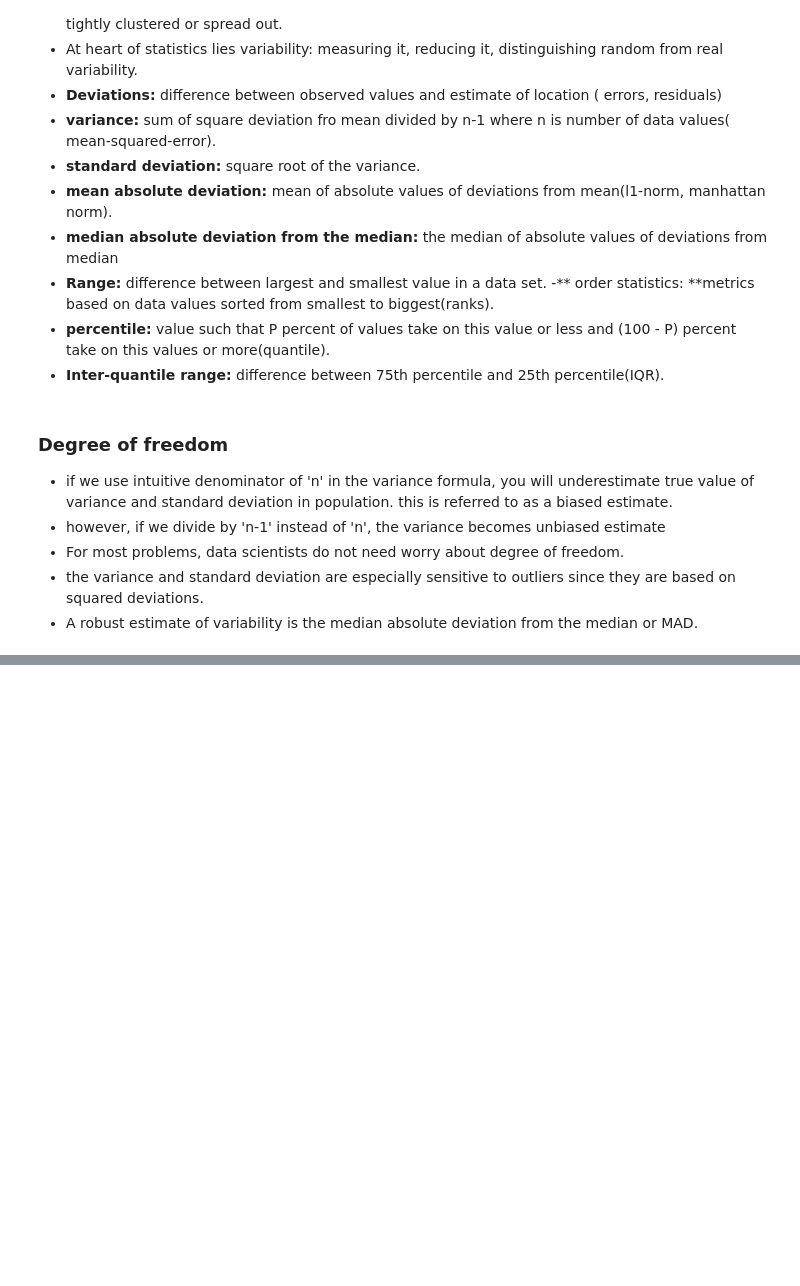
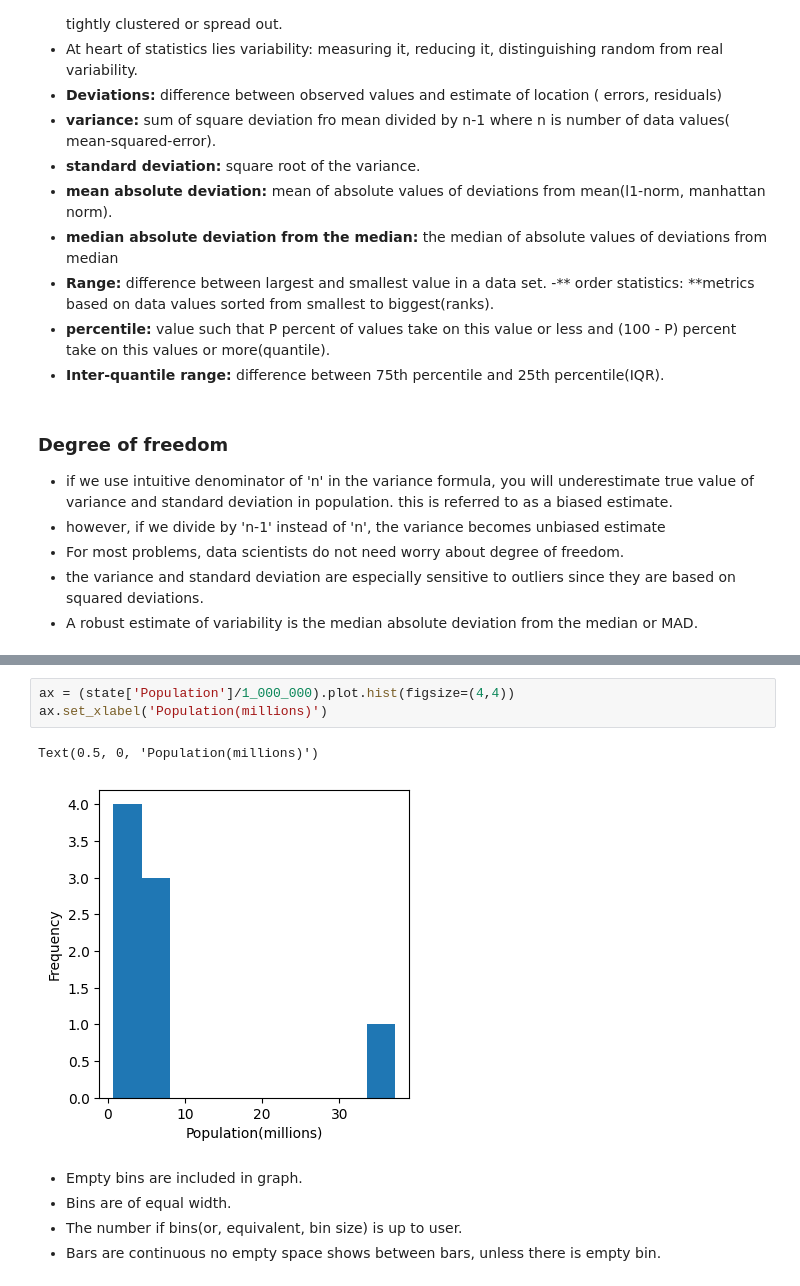
Before and after one commit to MrKami04/Statistics-for-Data-Science, a Jupyter notebook: ch#1_Exploratory Data Analysis.ipynb, the cells around one changed output, grey strips where cells are left out. Cells and saved outputs as stored; diff of their text form; blank space fills up the shorter version.

```diff
--- a/ch#1_Exploratory Data Analysis.ipynb
+++ b/ch#1_Exploratory Data Analysis.ipynb
@@ -120,0 +192,11 @@ Iqr is: 3.5
+# %%
+ax = (state['Population']/1_000_000).plot.hist(figsize=(4,4))
+ax.set_xlabel('Population(millions)')
+# %% [output]
+Text(0.5, 0, 'Population(millions)')
+[figure, added]
+# %% [markdown]
+- Empty bins are included in graph.
+- Bins are of equal width.
+- The number if bins(or, equivalent, bin size) is up to user.
+- Bars are continuous no empty space shows between bars, unless there is empty bin.
```
Also changed, not shown: parts of 14 cells of this notebook.
